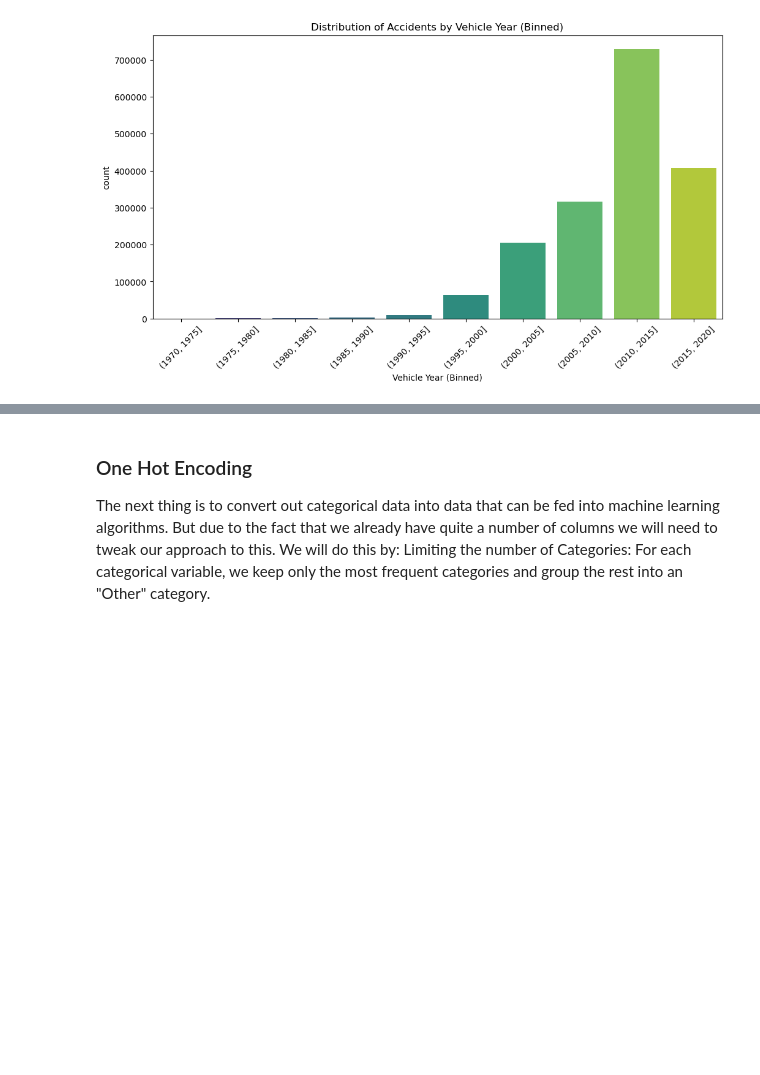
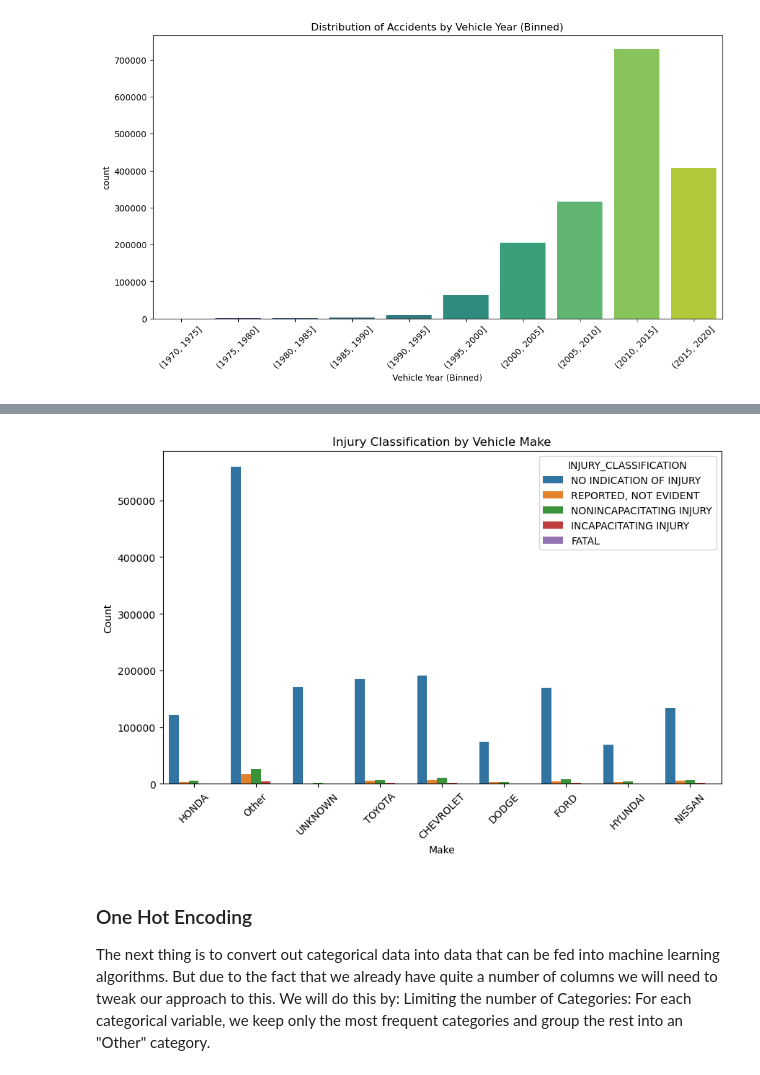
Before and after one commit to William-Itotia/DSC-Chicago-Car-Crash-Analysis, a Jupyter notebook: Project.ipynb, the cells around one changed output, grey strips where cells are left out. Cells and saved outputs as stored; diff of their text form; code cells hidden in the pictures; blank space fills up the shorter version.

```diff
--- a/Project.ipynb
+++ b/Project.ipynb
@@ -591,3 +617,19 @@ plt.show()
+# %%
+# Create the plot
+plt.figure(figsize=(10, 6))
+
+sns.countplot(x='MAKE', hue='INJURY_CLASSIFICATION', data=up_merged_df)
+
+# Set labels and title
+plt.xlabel('Make')
+plt.ylabel('Count')
+plt.title('Injury Classification by Vehicle Make')
+plt.xticks(rotation=45)
+
+# Show the plot
+plt.show()
+# %% [output]
+[figure, added]
 # %% [markdown]
 ### One Hot Encoding
 
```
Also changed, not shown: parts of 11 cells of this notebook.
